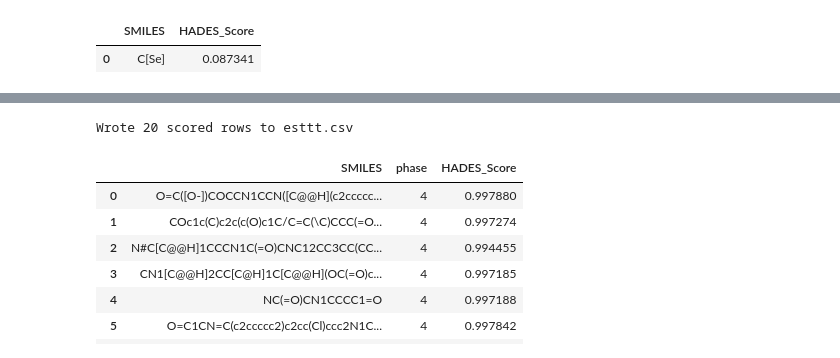
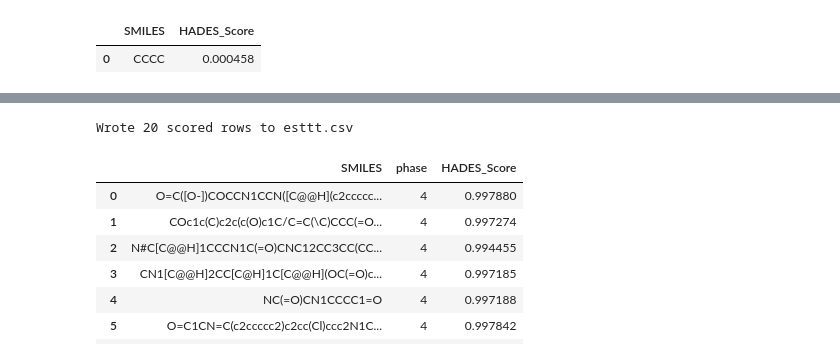
Before and after one commit to denovosciencesai/HADES, a Jupyter notebook: test.ipynb, the cells around one changed output, grey strips where cells are left out. Cells and saved outputs as stored; diff of their text form; code cells hidden in the pictures.

```diff
--- a/test.ipynb
+++ b/test.ipynb
@@ -32,7 +1,7 @@ smiles = 'COc1ccccc1N=CC=C1OC(C)(C)C(C)(C)O1.F[B-](F)(F)F.[H+]'
 # %%
-from hades_calculator import HADES
-hades = HADES()
-hades.score(['C[Se]'])
+from HADES_CALCULATOR import HADES_score
+hades = HADES_score()
+hades.score(['CCCC'])
 # %% [output]
 |  | SMILES | HADES_Score |
-| 0 | C[Se] | 0.087341 |
+| 0 | CCCC | 0.000458 |
```
Also changed, not shown: parts of 12 cells of this notebook.
